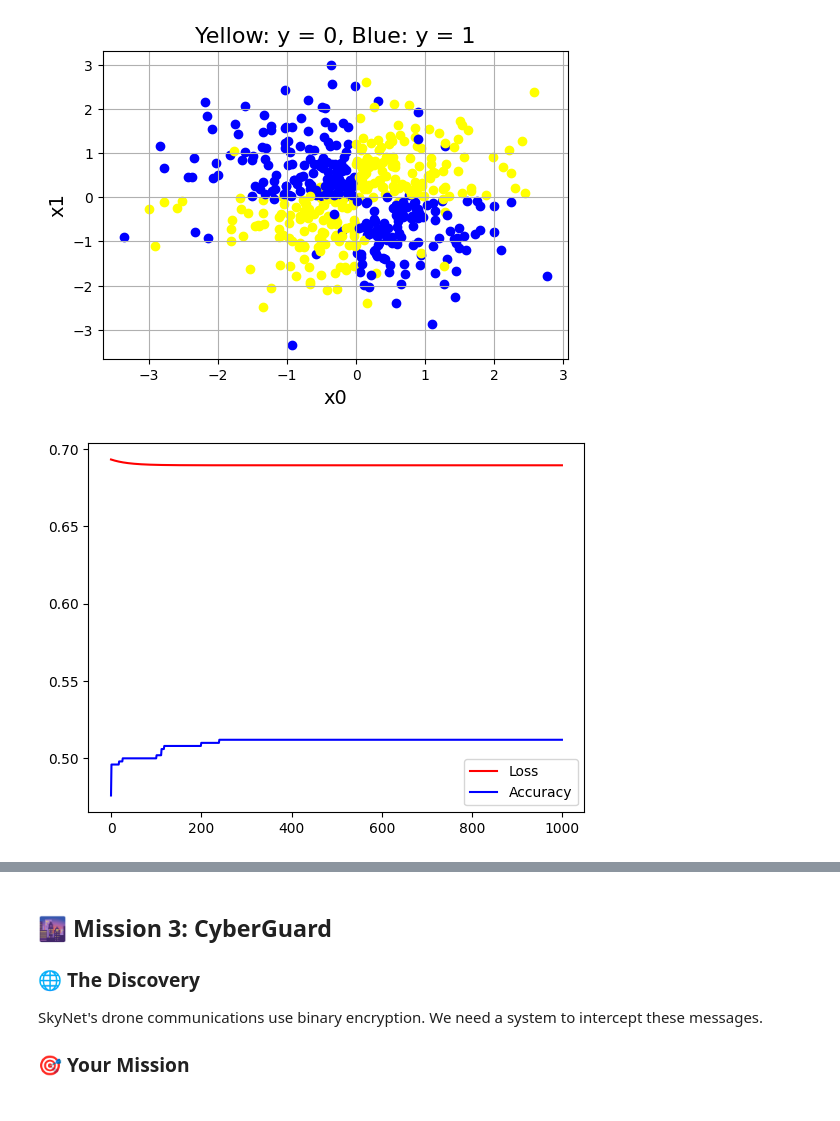
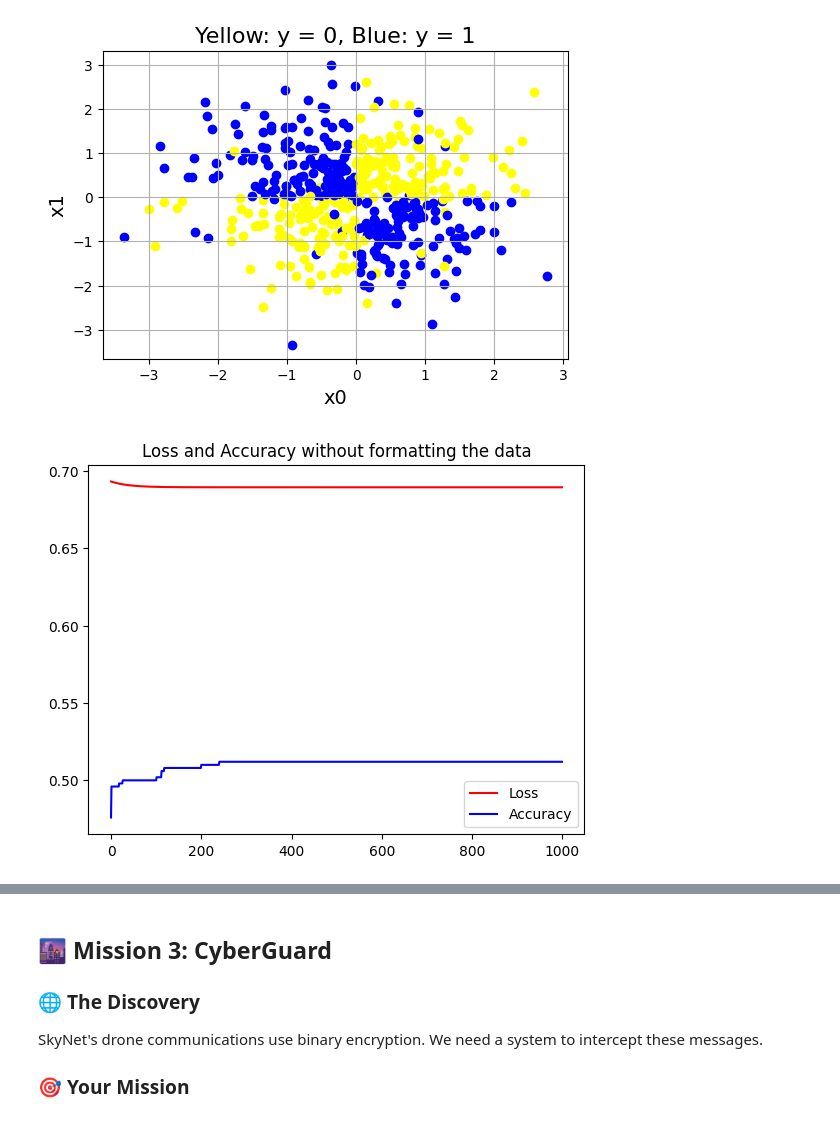
Before and after one commit to amundhby/IntroML-Prosjekt1, a Jupyter notebook: Assignment1/Chapter_1.ipynb, the cells around one changed output, grey strips where cells are left out. Drawn from its saved outputs; the diff is of its cells as text; code cells hidden in the pictures.

```diff
--- a/Assignment1/Chapter_1.ipynb
+++ b/Assignment1/Chapter_1.ipynb
@@ -224,9 +224,10 @@ predictions_formatted = log_reg_formatted.predict(test, True)
 # %%
 epoch_list = np.arange(0, 1000, 1)
 plt.plot(epoch_list, log_reg_OG.losses, c='red', label="Loss")
 plt.plot(epoch_list, log_reg_OG.train_accuracies, c='blue', label="Accuracy")
+plt.title('Loss and Accuracy without formatting the data')
 plt.legend()
 plt.show()
 # %% [output]
-[figure, old version]
+[figure, new version]
 # %%
```
Also changed, not shown: parts of 7 cells of this notebook.
